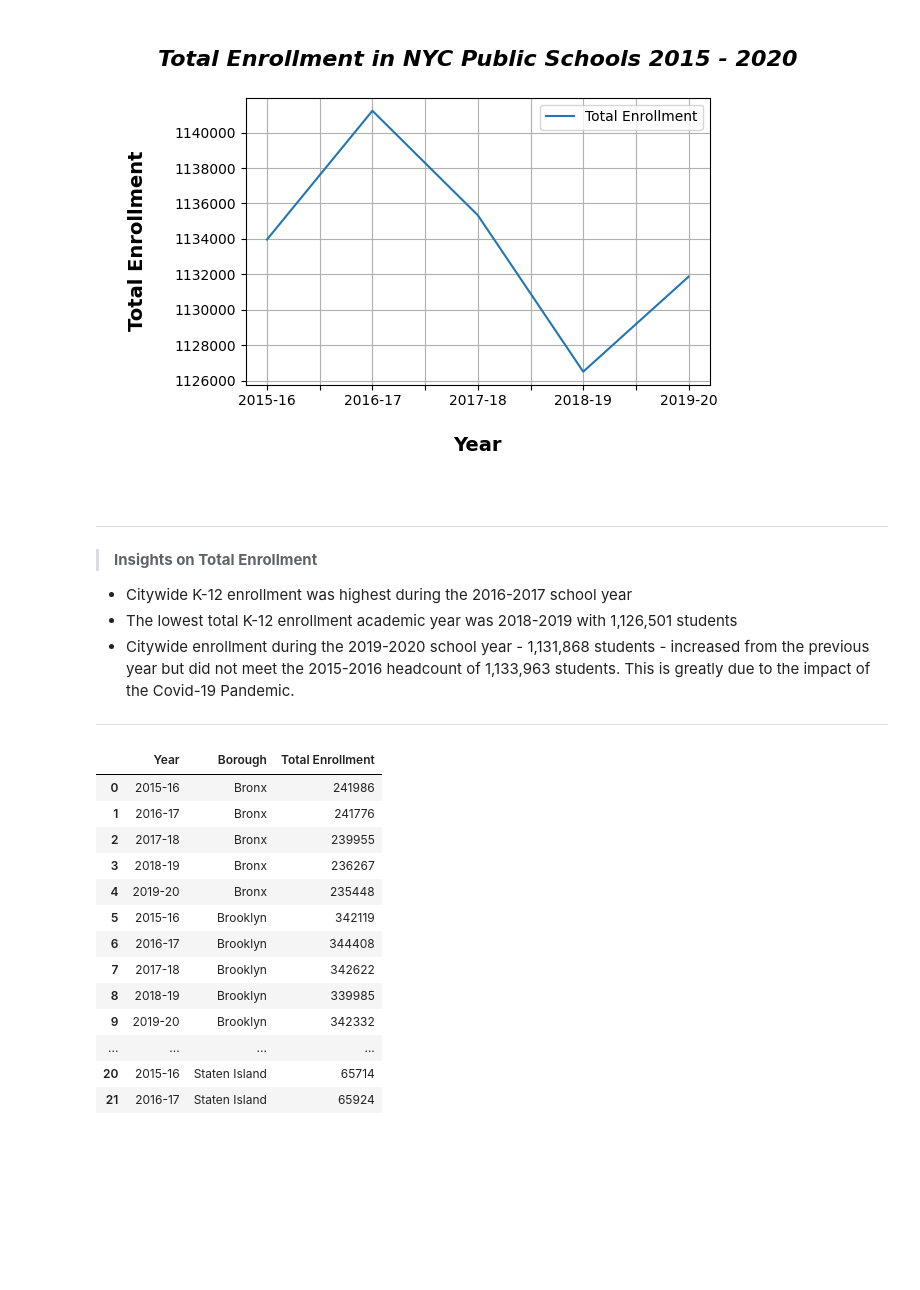
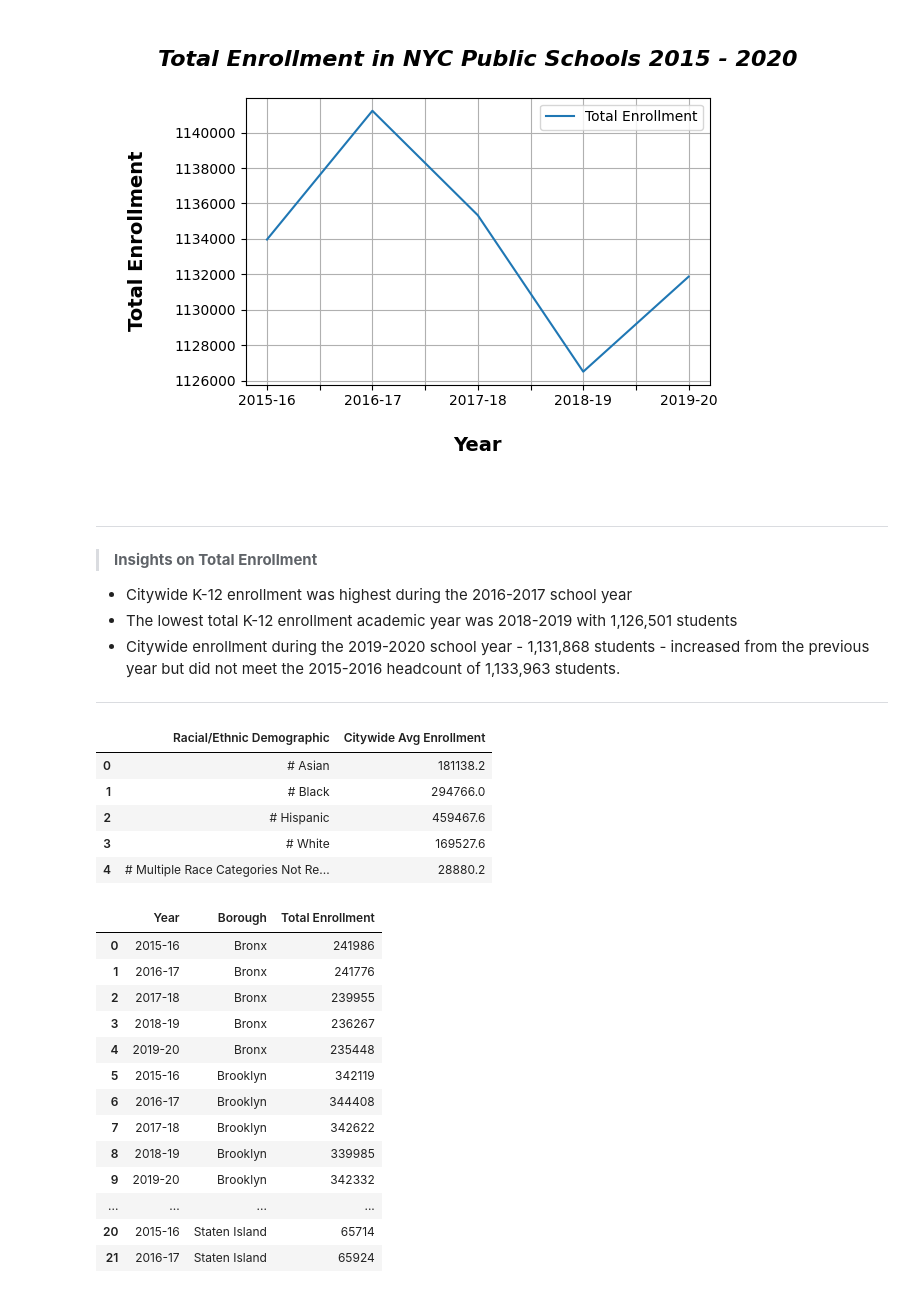
Before and after one commit to thetechleila/NYC-Public-Schools-EDA-Pre-and-Post-Pandemic, a Jupyter notebook: code/eda.ipynb, the cells around one changed output. Drawn from its saved outputs; the diff is of its cells as text; code cells hidden in the pictures; blank space fills up the shorter version.

```diff
--- a/code/eda.ipynb
+++ b/code/eda.ipynb
@@ -286,9 +286,30 @@ ___
 
 - Citywide K-12 enrollment was highest during the 2016-2017 school year
 - The lowest total K-12 enrollment academic year was 2018-2019 with 1,126,501 students
-- Citywide enrollment during the 2019-2020 school year - 1,131,868 students - increased from the previous year but did not meet the 2015-2016 headcount of 1,133,963 students. This is greatly due to the impact of the Covid-19 Pandemic.
+- Citywide enrollment during the 2019-2020 school year - 1,131,868 students - increased from the previous year but did not meet the 2015-2016 headcount of 1,133,963 students.
 
 ___
+# %%
+#get citywide racial/ethnic demographic breakdown
+
+eth_columns = ["# Asian", "# Black", "# Hispanic", "# White", "# Multiple Race Categories Not Represented"]
+
+ethno_dem_df = df[["# Asian", "# Black", "# Hispanic", "# White",
+                   "# Multiple Race Categories Not Represented"]]
+
+ethno_dem_df = df[eth_columns].mean().reset_index()
+
+ethno_dem_df.columns = ["Racial/Ethnic Demographic", "Citywide Avg Enrollment"]
+
+
+ethno_dem_df
+# %% [output]
+|  | Racial/Ethnic Demographic | Citywide Avg Enrollment |
+| 0 | # Asian | 181138.2 |
+| 1 | # Black | 294766.0 |
+| 2 | # Hispanic | 459467.6 |
+| 3 | # White | 169527.6 |
+| 4 | # Multiple Race Categories Not Re... | 28880.2 |
 # %%
 #Get enrollment across the 5 Boroughs
 
```
Also changed, not shown: parts of 1 cell of this notebook.
